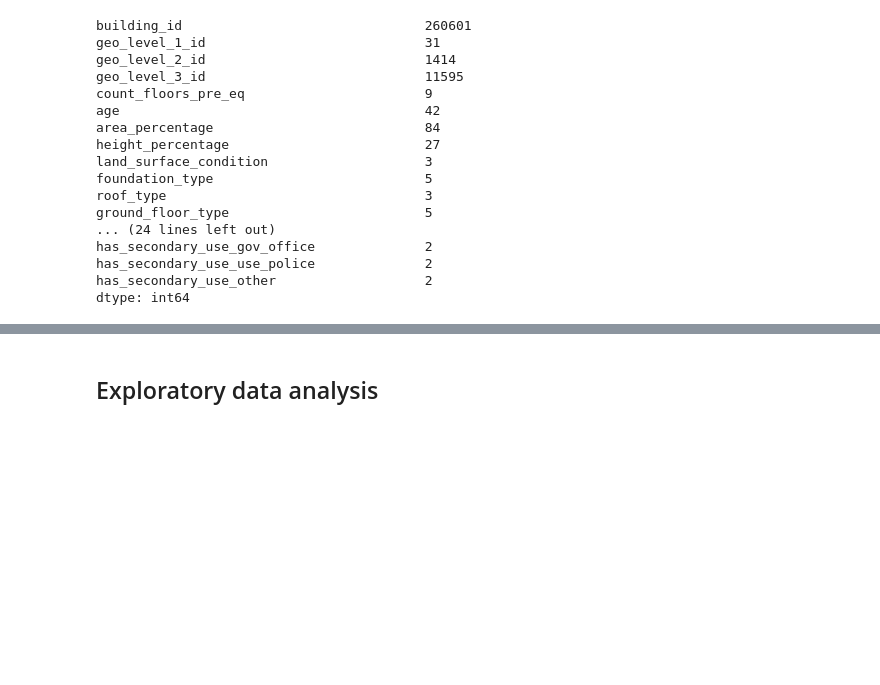
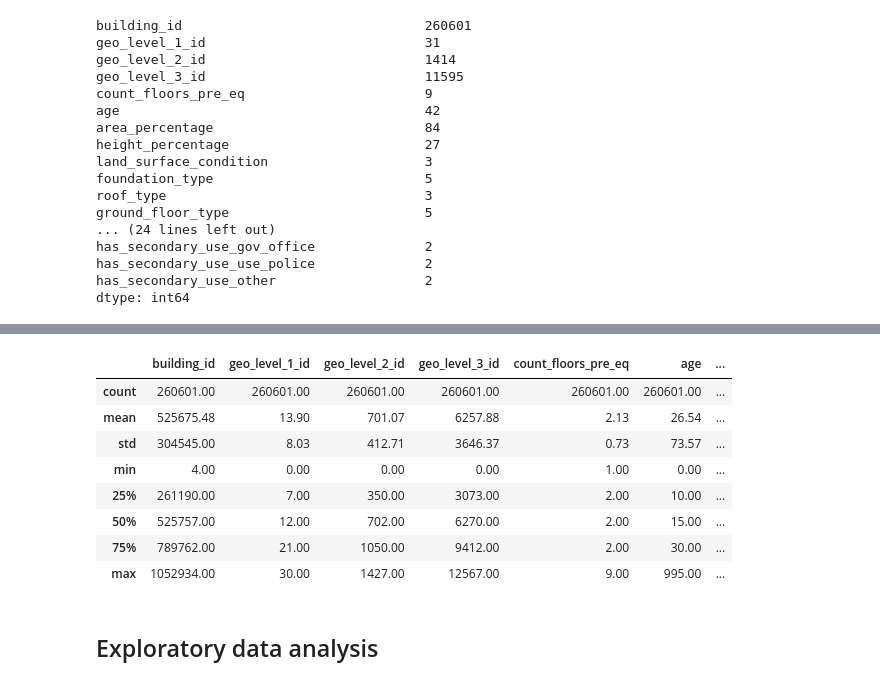
Before and after one commit to capac/scikit-learn-exercises, a Jupyter notebook: modeling-earthquake-damage.ipynb, the cells around one changed output, grey strips where cells are left out. Drawn from its saved outputs; the diff is of its cells as text; code cells hidden in the pictures; blank space fills up the shorter version.

```diff
--- a/modeling-earthquake-damage.ipynb
+++ b/modeling-earthquake-damage.ipynb
@@ -128,3 +128,15 @@ dtype: bool
+# %%
+train_values_df.describe().applymap('{:.2f}'.format)
+# %% [output]
+|  | building_id | geo_level_1_id | geo_level_2_id | geo_level_3_id | count_floors_pre_eq | age | ... |
+| count | 260601.00 | 260601.00 | 260601.00 | 260601.00 | 260601.00 | 260601.00 | ... |
+| mean | 525675.48 | 13.90 | 701.07 | 6257.88 | 2.13 | 26.54 | ... |
+| std | 304545.00 | 8.03 | 412.71 | 3646.37 | 0.73 | 73.57 | ... |
+| min | 4.00 | 0.00 | 0.00 | 0.00 | 1.00 | 0.00 | ... |
+| 25% | 261190.00 | 7.00 | 350.00 | 3073.00 | 2.00 | 10.00 | ... |
+| 50% | 525757.00 | 12.00 | 702.00 | 6270.00 | 2.00 | 15.00 | ... |
+| 75% | 789762.00 | 21.00 | 1050.00 | 9412.00 | 2.00 | 30.00 | ... |
+| max | 1052934.00 | 30.00 | 1427.00 | 12567.00 | 9.00 | 995.00 | ... |
 # %% [markdown]
 ## Exploratory data analysis
 # %% [markdown]
```
Also changed, not shown: parts of 2 cells of this notebook.
